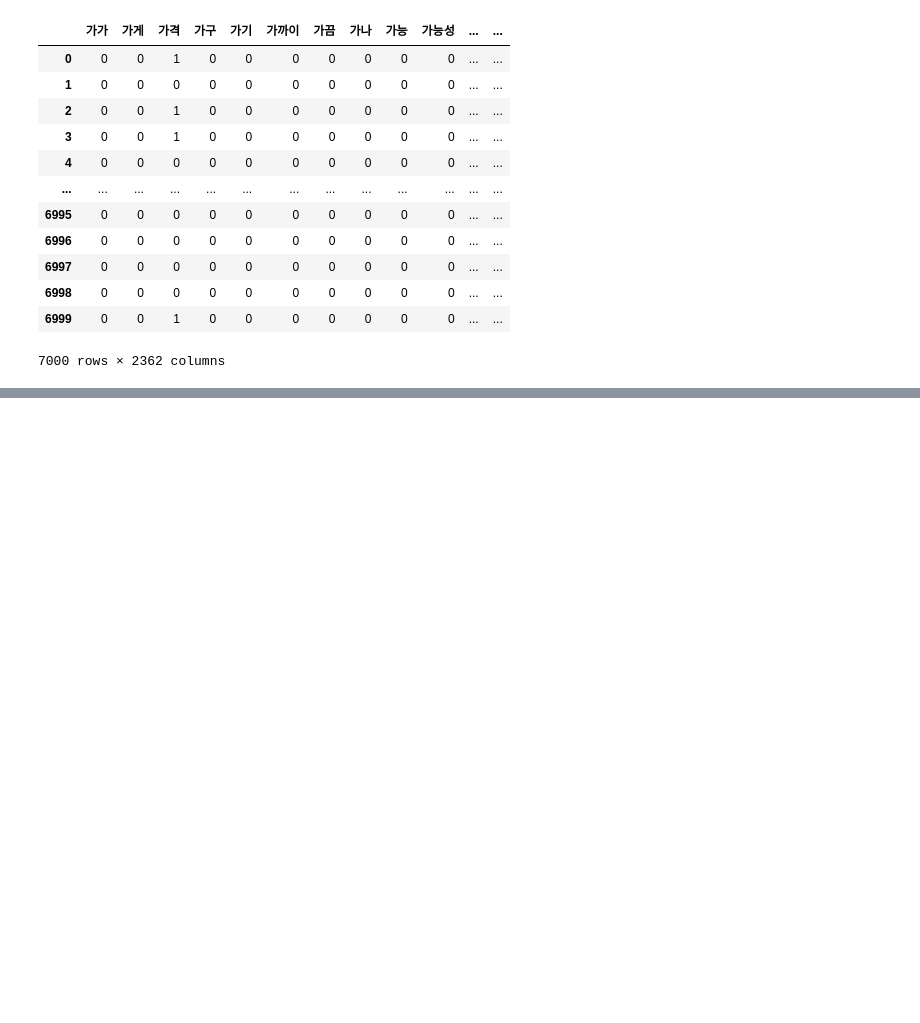
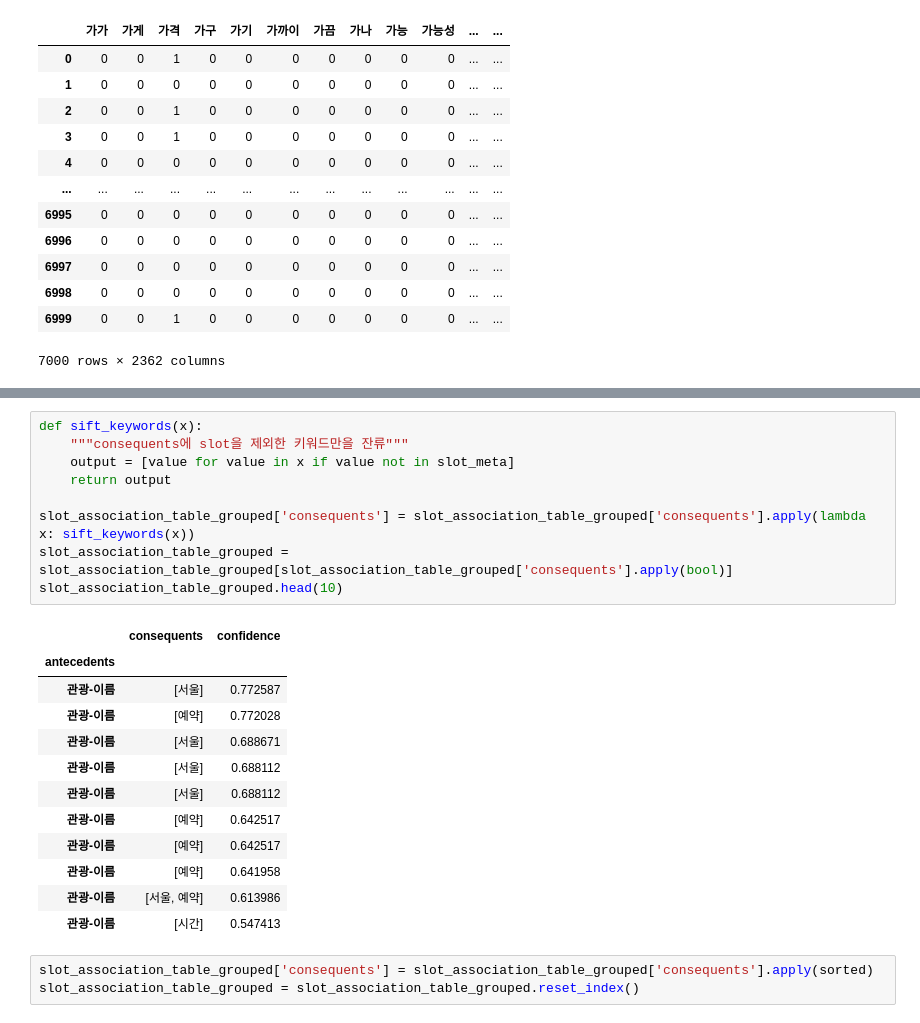
Before and after one commit to bcaitech1/p3-dst-freshtomato, a Jupyter notebook: notebooks/EDA - Market Basket Analysis.ipynb, the cells around one changed output, grey strips where cells are left out. Drawn from its saved outputs; the diff is of its cells as text; blank space fills up the shorter version.

```diff
--- a/notebooks/EDA - Market Basket Analysis.ipynb
+++ b/notebooks/EDA - Market Basket Analysis.ipynb
@@ -160,0 +215,25 @@ association_table.head(3)
+# %%
+def sift_keywords(x):
+    """consequents에 slot을 제외한 키워드만을 잔류"""
+    output = [value for value in x if value not in slot_meta]
+    return output
+
+slot_association_table_grouped['consequents'] = slot_association_table_grouped['consequents'].apply(lambda x: sift_keywords(x))
+slot_association_table_grouped = slot_association_table_grouped[slot_association_table_grouped['consequents'].apply(bool)]
+slot_association_table_grouped.head(10)
+# %% [output]
+|  | consequents | confidence |
+| antecedents |  |  |
+| 관광-이름 | [서울] | 0.772587 |
+| 관광-이름 | [예약] | 0.772028 |
+| 관광-이름 | [서울] | 0.688671 |
+| 관광-이름 | [서울] | 0.688112 |
+| 관광-이름 | [서울] | 0.688112 |
+| 관광-이름 | [예약] | 0.642517 |
+| 관광-이름 | [예약] | 0.642517 |
+| 관광-이름 | [예약] | 0.641958 |
+| 관광-이름 | [서울, 예약] | 0.613986 |
+| 관광-이름 | [시간] | 0.547413 |
+# %%
+slot_association_table_grouped['consequents'] = slot_association_table_grouped['consequents'].apply(sorted)
+slot_association_table_grouped = slot_association_table_grouped.reset_index()
```
Also changed, not shown: parts of 19 cells of this notebook, 1 other file.
